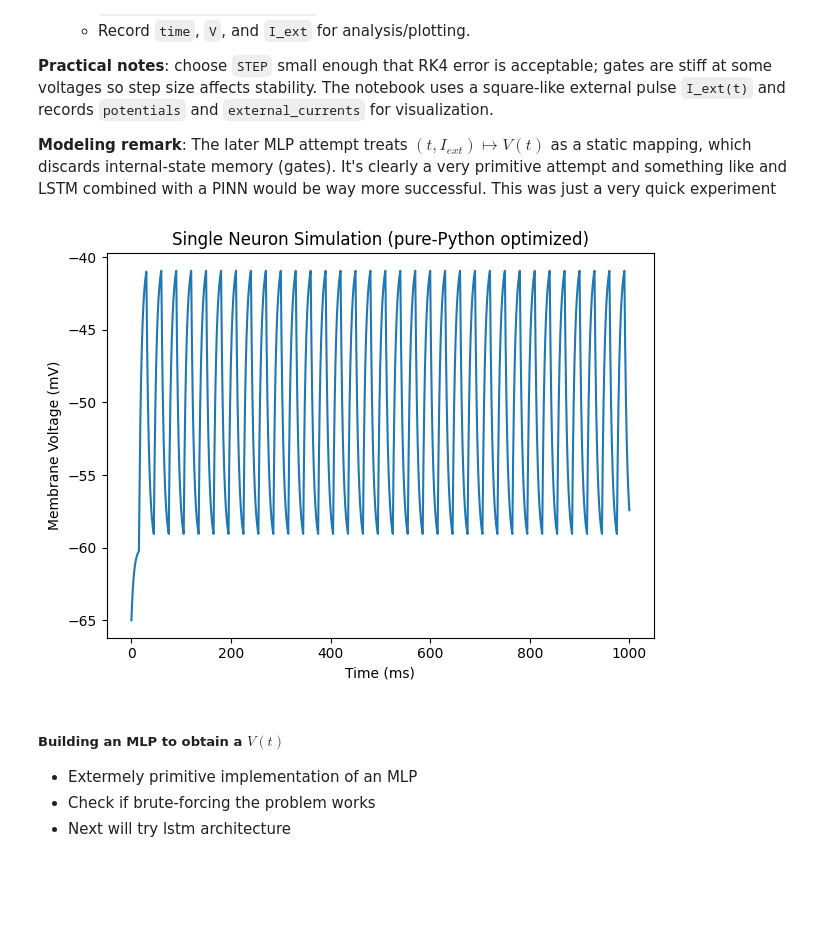
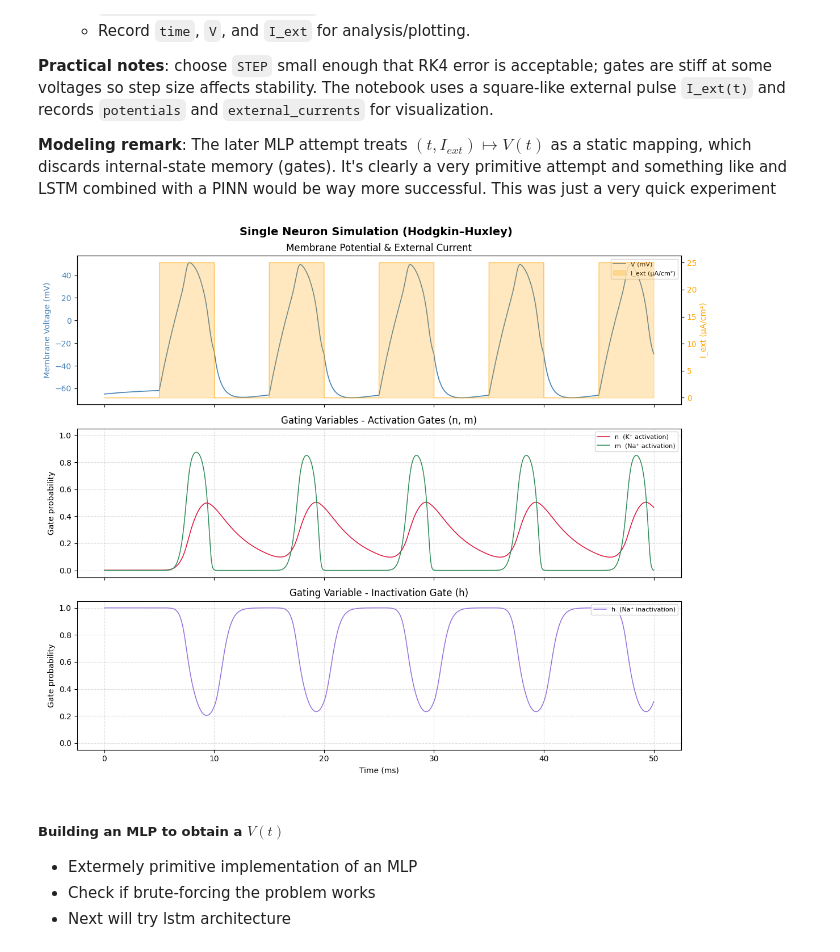
Before and after one commit to carlos-lorenzo/biosims, a Jupyter notebook: single_neuron.ipynb, the cells around one changed output. Drawn from its saved outputs; the diff is of its cells as text; code cells hidden in the pictures; blank space fills up the shorter version.

Commit message:
updated graphing

```diff
--- a/single_neuron.ipynb
+++ b/single_neuron.ipynb
@@ -113,7 +113,7 @@ def gate_steady_state(alpha, beta, V):
     return alpha(V) / (alpha(V) + beta(V))
 # %%
 # External current
-environment_current_amp = 2.0
+environment_current_amp = 25
 
 # Membrane params
 MEMBRANE_CAPACITANCE = 0.5
@@ -125,12 +125,12 @@ MAX_CONDUCTIVITY_LEAK = 0.1
 REST_LEAK = -60.0
 
 # Simulation params
-STEPS = 100000
+STEPS = 5000
 STEP = 0.01
 # %%
 def I_ext(t):
-    state = int(t // 15) % 2
-    return environment_current_amp if state == 1 else 0.0
+    state = int(t // 5) % 2
+    return environment_current_amp if state else 0.0
 
 
 def derivative_membrane_voltage(t, membrane_voltage, potassium_prob, sodium_prob_m, sodium_prob_h):
@@ -157,43 +157,96 @@ def run_simulation(steps: int = STEPS, step: float = STEP) -> dict[str, list[flo
     potentials = [0.0] * steps
     times = [0.0] * steps
     external_currents = [0.0] * steps
+    gate_n = [0.0] * steps
+    gate_m = [0.0] * steps
+    gate_h = [0.0] * steps
 
     # Run simulation
     t = 0.0
     for i in range(steps):
         potassium_prob = step_rk4(potassium_prob, t, step, delta_gate, alpha_gate=alpha_potassium,
                                   beta_gate=beta_potassium, membrane_voltage=membrane_voltage)
         sodium_prob_m = step_rk4(sodium_prob_m, t, step, delta_gate, alpha_gate=alpha_sodium_m,
                                  beta_gate=beta_sodium_m, membrane_voltage=membrane_voltage)
         sodium_prob_h = step_rk4(sodium_prob_h, t, step, delta_gate, alpha_gate=alpha_sodium_h,
                                  beta_gate=beta_sodium_h, membrane_voltage=membrane_voltage)
         membrane_voltage = step_rk4(membrane_voltage, t, step, derivative_membrane_voltage,
                                     potassium_prob=potassium_prob, sodium_prob_m=sodium_prob_m, sodium_prob_h=sodium_prob_h)
         t += step
         potentials[i] = membrane_voltage
         times[i] = t
         external_currents[i] = I_ext(t)
+        gate_n[i] = potassium_prob
+        gate_m[i] = sodium_prob_m
+        gate_h[i] = sodium_prob_h
 
-    return {"times": times, "potentials": potentials, "external_currents": external_currents}
+    return {
+        "times": times,
+        "potentials": potentials,
+        "external_currents": external_currents,
+        "gate_n": gate_n,
+        "gate_m": gate_m,
+        "gate_h": gate_h,
+    }
 
 
 def plot_simulation_results(results: dict[str, list[float]]):
     times = results["times"]
-    potentials = results["potentials"]
 
-    plt.xlabel("Time (ms)")
-    plt.ylabel("Membrane Voltage (mV)")
-    plt.title("Single Neuron Simulation (pure-Python optimized)")
+    fig, axes = plt.subplots(3, 1, figsize=(12, 10), sharex=True)
+    fig.suptitle("Single Neuron Simulation (Hodgkin-Huxley)",
+                 fontsize=14, fontweight="bold")
+
+    # --- Panel 1: Membrane voltage + external current (twin axis) ---
+    ax1 = axes[0]
+    ax1_twin = ax1.twinx()
+    ax1.plot(times, results["potentials"],
+             color="steelblue", linewidth=1.2, label="V (mV)")
+    ax1_twin.fill_between(
+        times, results["external_currents"], alpha=0.25, color="orange", label="I_ext (µA/cm²)")
+    ax1_twin.plot(times, results["external_currents"],
+                  color="orange", linewidth=0.8, alpha=0.6)
+    ax1.set_ylabel("Membrane Voltage (mV)", color="steelblue")
+    ax1_twin.set_ylabel("I_ext (µA/cm²)", color="orange")
+    ax1.tick_params(axis="y", labelcolor="steelblue")
+    ax1_twin.tick_params(axis="y", labelcolor="orange")
+    ax1.set_title("Membrane Potential & External Current")
+    lines1, labels1 = ax1.get_legend_handles_labels()
+    lines2, labels2 = ax1_twin.get_legend_handles_labels()
+    ax1.legend(lines1 + lines2, labels1 + labels2,
+               loc="upper right", fontsize=8)
+
+    # --- Panel 2: Activation gates n and m ---
+    ax2 = axes[1]
+    ax2.plot(times, results["gate_n"], color="crimson",
+             linewidth=1.1, label="n  (K⁺ activation)")
+    ax2.plot(times, results["gate_m"], color="seagreen",
+             linewidth=1.1, label="m  (Na⁺ activation)")
+    ax2.set_ylabel("Gate probability", )
+    ax2.set_ylim(-0.05, 1.05)
+    ax2.set_title("Gating Variables - Activation Gates (n, m)")
+    ax2.legend(loc="upper right", fontsize=8)
+    ax2.grid(True, linestyle="--", alpha=0.4)
+
+    # --- Panel 3: Inactivation gate h ---
+    ax3 = axes[2]
+    ax3.plot(times, results["gate_h"], color="mediumpurple",
+             linewidth=1.1, label="h  (Na⁺ inactivation)")
+    ax3.set_ylabel("Gate probability")
+    ax3.set_xlabel("Time (ms)")
+    ax3.set_ylim(-0.05, 1.05)
+    ax3.set_title("Gating Variable - Inactivation Gate (h)")
+    ax3.legend(loc="upper right", fontsize=8)
+    ax3.grid(True, linestyle="--", alpha=0.4)
+
     plt.tight_layout()
-
-    plt.plot(times, potentials)
     plt.show()
 
 
 results = run_simulation()
 plot_simulation_results(results)
 # %% [output]
-[figure, old version]
+[figure, new version]
 # %% [markdown]
 ##### Building an MLP to obtain a $V(t)$
 
```
Also changed, not shown: parts of 2 cells of this notebook.
